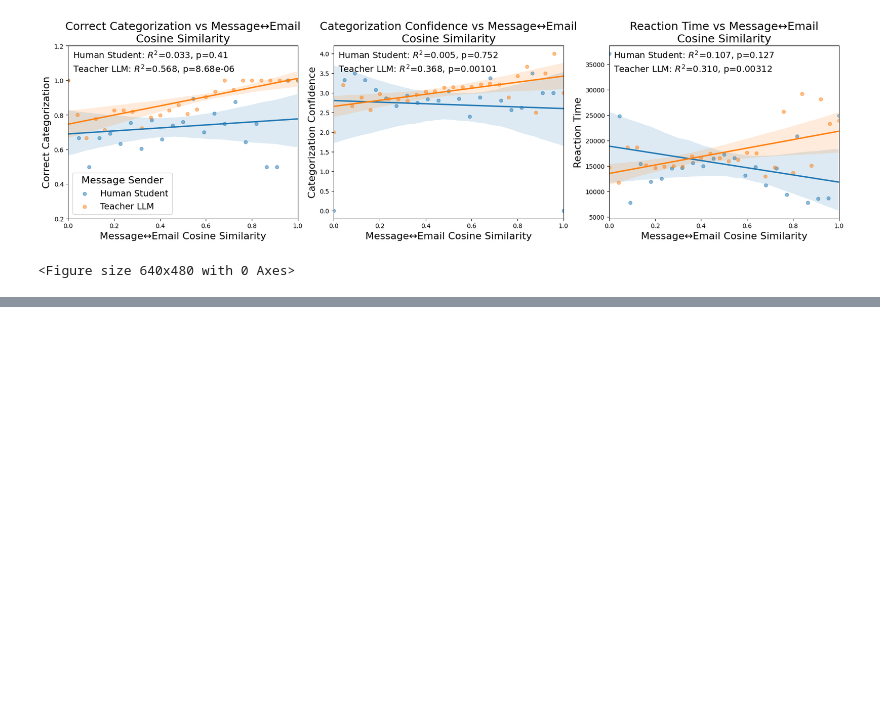
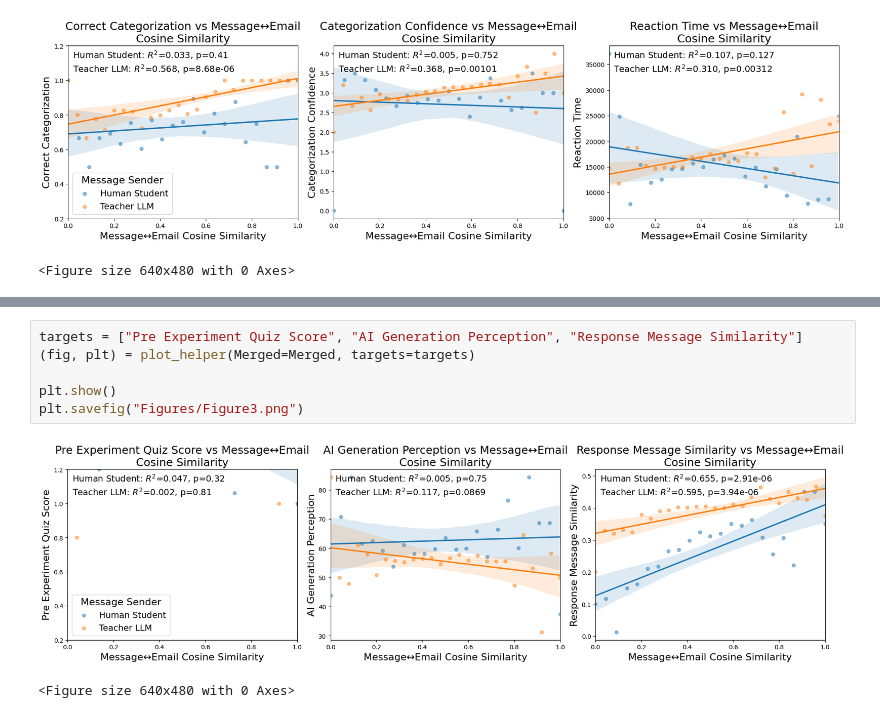
Before and after one commit to TailiaReganMalloy/PhishingConversations, a Jupyter notebook: README.ipynb, the cells around one changed output, grey strips where cells are left out. Saved outputs shown, nothing was run; the diff lists cells and outputs as text; blank space fills up the shorter version.

```diff
--- a/README.ipynb
+++ b/README.ipynb
@@ -30,0 +41,9 @@ plt.savefig("Figures/Figure1.png")
+# %%
+targets = ["Pre Experiment Quiz Score", "AI Generation Perception", "Response Message Similarity"]
+(fig, plt) = plot_helper(Merged=Merged, targets=targets)
+
+plt.show()
+plt.savefig("Figures/Figure3.png")
+# %% [output]
+[figure, added]
+<Figure size 640x480 with 0 Axes>
```
Also changed, not shown: parts of 3 cells of this notebook, 19 other files.
